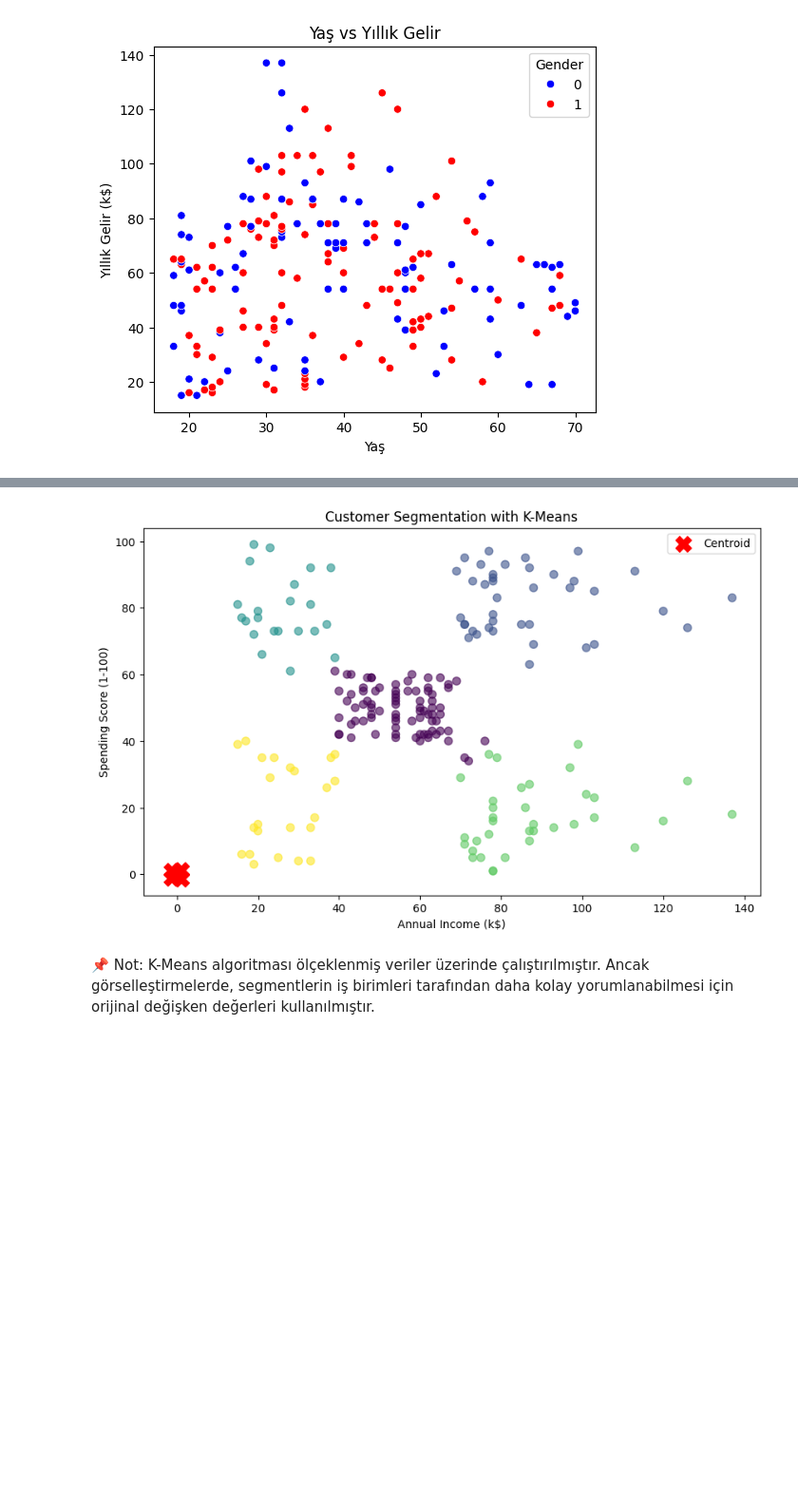
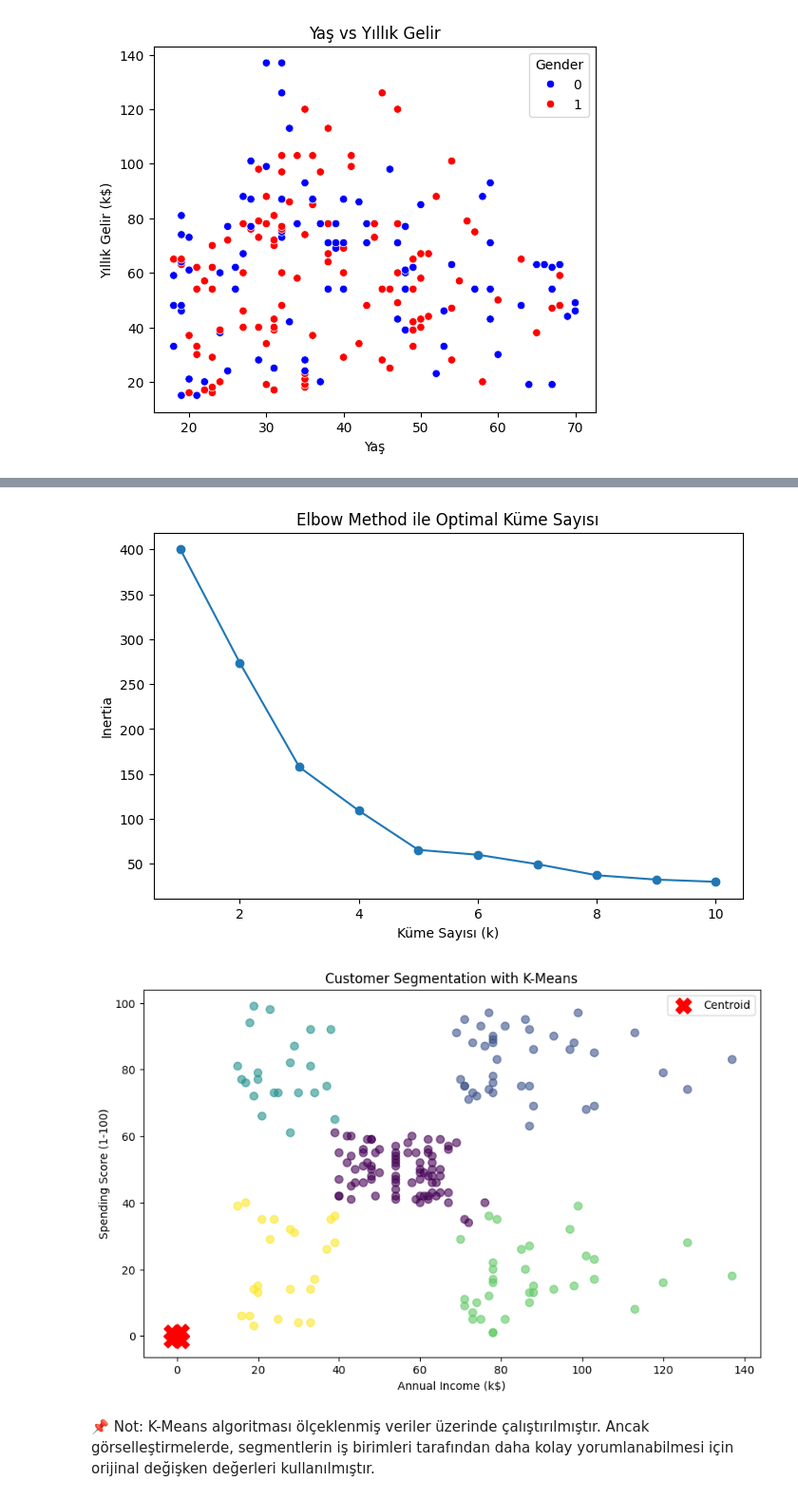
Before and after one commit to hafizecim/Mall-Customer-Segmentation-with-K-Means, a Jupyter notebook: mall_customer_segmentation.ipynb, the cells around one changed output, grey strips where cells are left out. Shown at 95% size. Saved outputs shown, nothing was run; the diff lists cells and outputs as text; code cells hidden in the pictures; blank space fills up the shorter version.

```diff
--- a/mall_customer_segmentation.ipynb
+++ b/mall_customer_segmentation.ipynb
@@ -524,38 +529,54 @@ X = scaled_data[:, [
     df_model.columns.get_loc('Annual Income (k$)'),
     df_model.columns.get_loc('Spending Score (1-100)')
 ]]
+
+inertia = []
+
+for k in range(1, 11):
+    kmeans = KMeans(n_clusters=k, random_state=42)
+    kmeans.fit(X)
+    inertia.append(kmeans.inertia_)
+
+plt.figure(figsize=(8,5))
+plt.plot(range(1, 11), inertia, marker='o')
+plt.xlabel('Küme Sayısı (k)')
+plt.ylabel('Inertia')
+plt.title('Elbow Method ile Optimal Küme Sayısı')
+plt.show()
+
 
 # Kümelerin sayısı (önceden scatter plot gözlemi ile 5 belirledik)
 kmeans = KMeans(n_clusters=5, random_state=42)
 clusters = kmeans.fit_predict(X)
 
 # Küme etiketlerini DataFrame'e ekle
 df['Cluster'] = clusters
 
 # Kümelerin merkezlerini al
 centroids = kmeans.cluster_centers_
 
 # 🎨 Scatter Plot
 plt.figure(figsize=(10,6))
 plt.scatter(
     df['Annual Income (k$)'],
     df['Spending Score (1-100)'],
     c=df['Cluster'],
     cmap='viridis',
     s=50,
     alpha=0.6
 )
 
 # Centroidleri ekle
 plt.scatter(centroids[:,0], centroids[:,1], c='red', s=200, marker='X', label='Centroid')
 
 plt.xlabel('Annual Income (k$)')
 plt.ylabel('Spending Score (1-100)')
 plt.title('Customer Segmentation with K-Means')
 plt.legend()
 plt.show()
 # %% [output]
-[figure, old version]
+[figure, new version]
+[figure, added]
 # %% [markdown]
 📌 Not: K-Means algoritması ölçeklenmiş veriler üzerinde çalıştırılmıştır.
 Ancak görselleştirmelerde, segmentlerin iş birimleri tarafından
```
Also changed, not shown: parts of 5 cells of this notebook.
